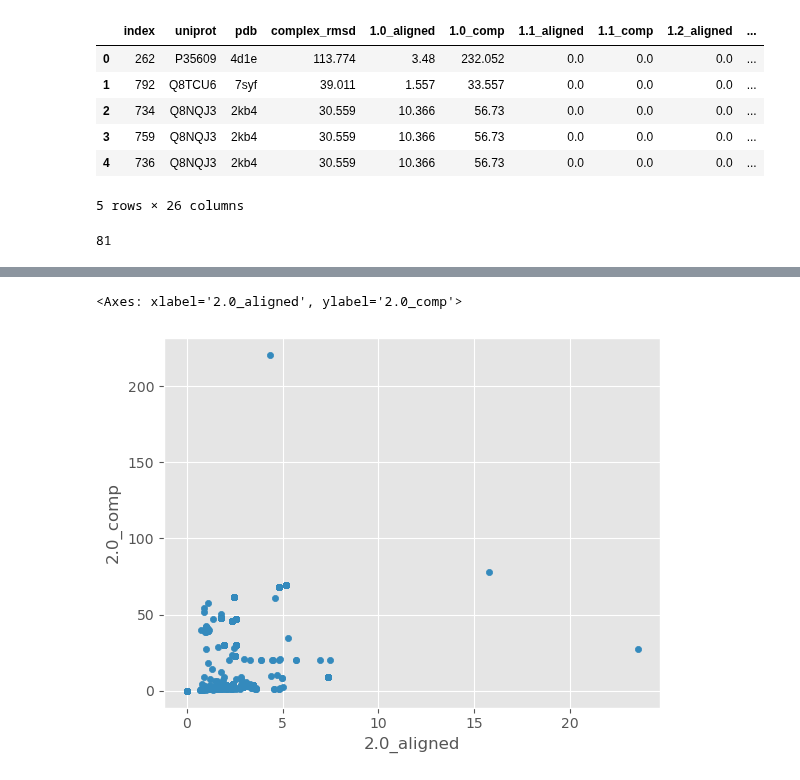
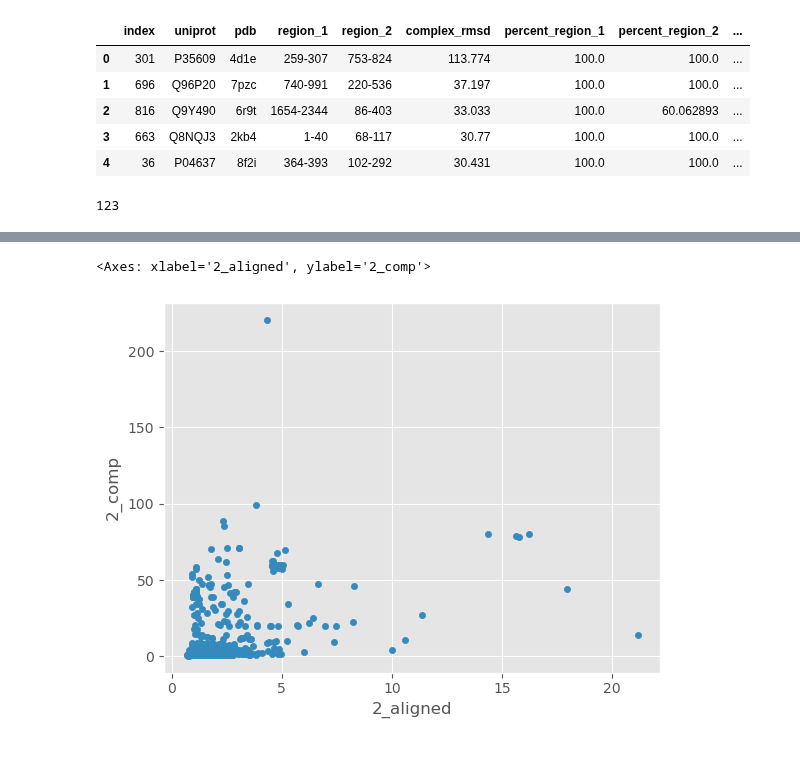
Before and after one commit to jpigles/alphafold-rmsd, a Jupyter notebook: practice_matplotlib.ipynb, the cells around one changed output, grey strips where cells are left out. Drawn from its saved outputs; the diff is of its cells as text; code cells hidden in the pictures.

```diff
--- a/practice_matplotlib.ipynb
+++ b/practice_matplotlib.ipynb
@@ -9,6 +9,6 @@ import scipy as sp
 import json
 import sys
 
-df = pd.read_csv('autoinhibition_protein_data/project_pipeline/data/classified_files.tsv', sep='\t').astype('object')
+df = pd.read_csv('./project_pipeline/data/classified_files_3.tsv', sep='\t').astype('object')
 df.head()
 # %% [output]
@@ -23,17 +22,16 @@ df.head()
 top_50 = df.sort_values(by='complex_rmsd', ascending=False)[:50].reset_index()
 top_50.head()
 # %% [output]
-|  | index | uniprot | pdb | complex_rmsd | 1.0_aligned | 1.0_comp | 1.1_aligned | 1.1_comp | 1.2_aligned | ... |
-| 0 | 262 | P35609 | 4d1e | 113.774 | 3.48 | 232.052 | 0.0 | 0.0 | 0.0 | ... |
-| 1 | 792 | Q8TCU6 | 7syf | 39.011 | 1.557 | 33.557 | 0.0 | 0.0 | 0.0 | ... |
-| 2 | 734 | Q8NQJ3 | 2kb4 | 30.559 | 10.366 | 56.73 | 0.0 | 0.0 | 0.0 | ... |
-| 3 | 759 | Q8NQJ3 | 2kb4 | 30.559 | 10.366 | 56.73 | 0.0 | 0.0 | 0.0 | ... |
-| 4 | 736 | Q8NQJ3 | 2kb4 | 30.559 | 10.366 | 56.73 | 0.0 | 0.0 | 0.0 | ... |
+|  | index | uniprot | pdb | region_1 | region_2 | complex_rmsd | percent_region_1 | percent_region_2 | ... |
+| 0 | 301 | P35609 | 4d1e | 259-307 | 753-824 | 113.774 | 100.0 | 100.0 | ... |
+| 1 | 696 | Q96P20 | 7pzc | 740-991 | 220-536 | 37.197 | 100.0 | 100.0 | ... |
+| 2 | 816 | Q9Y490 | 6r9t | 1654-2344 | 86-403 | 33.033 | 100.0 | 60.062893 | ... |
+| 3 | 663 | Q8NQJ3 | 2kb4 | 1-40 | 68-117 | 30.77 | 100.0 | 100.0 | ... |
+| 4 | 36 | P04637 | 8f2i | 364-393 | 102-292 | 30.431 | 100.0 | 100.0 | ... |
-5 rows × 26 columns
 # %%
 print(len(pd.unique(df['uniprot'])))
 # %% [output]
-81
+123
 # %%
 plt.style.available
 # %% [output]
@@ -57,9 +55,9 @@ plt.style.available
 # %%
 plt.style.use('ggplot')
 # %%
-df.plot(kind='scatter', y='2.0_comp', x='2.0_aligned')
+df.plot(kind='scatter', y='2_comp', x='2_aligned')
 # %% [output]
-<Axes: xlabel='2.0_aligned', ylabel='2.0_comp'>
+<Axes: xlabel='2_aligned', ylabel='2_comp'>
-[figure, old version]
+[figure, new version]
 # %%
 fig, ax = plt.subplots()
```
Also changed, not shown: parts of 12 cells of this notebook, 5 other files.
